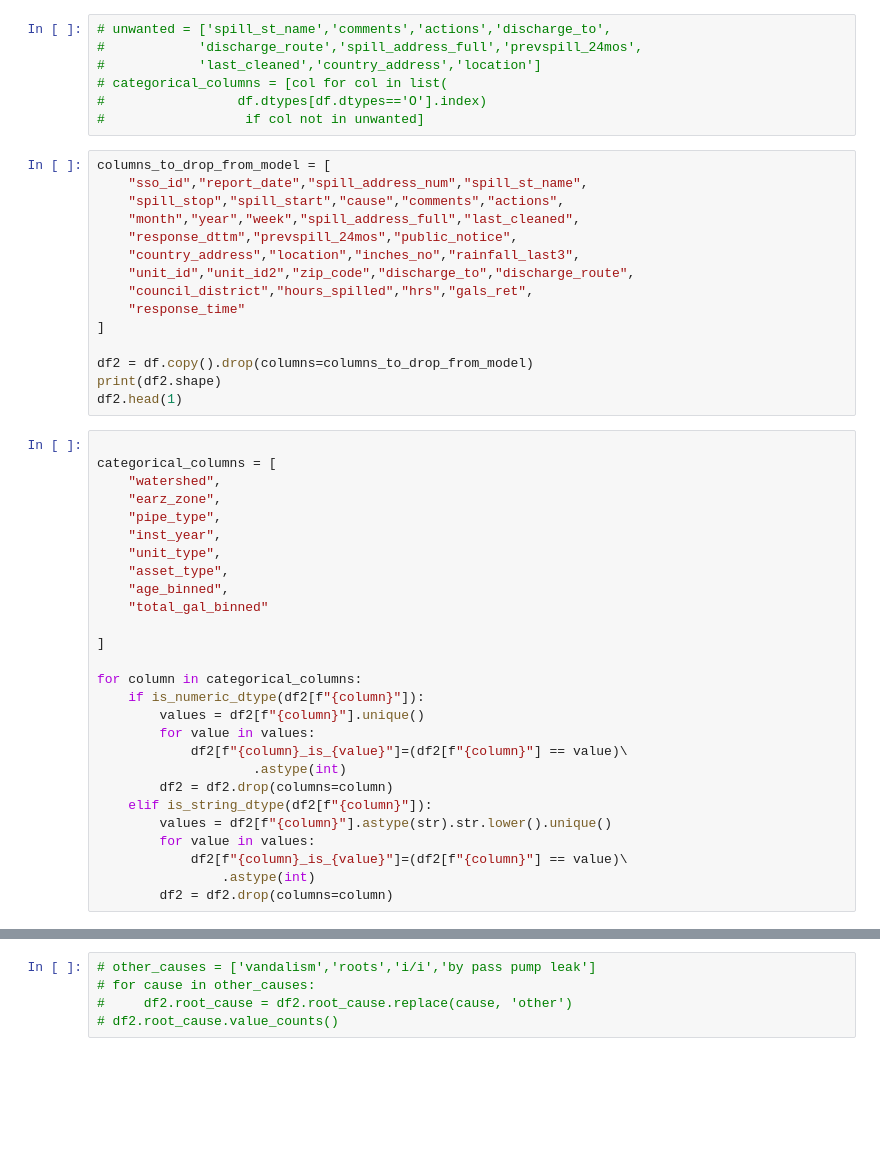
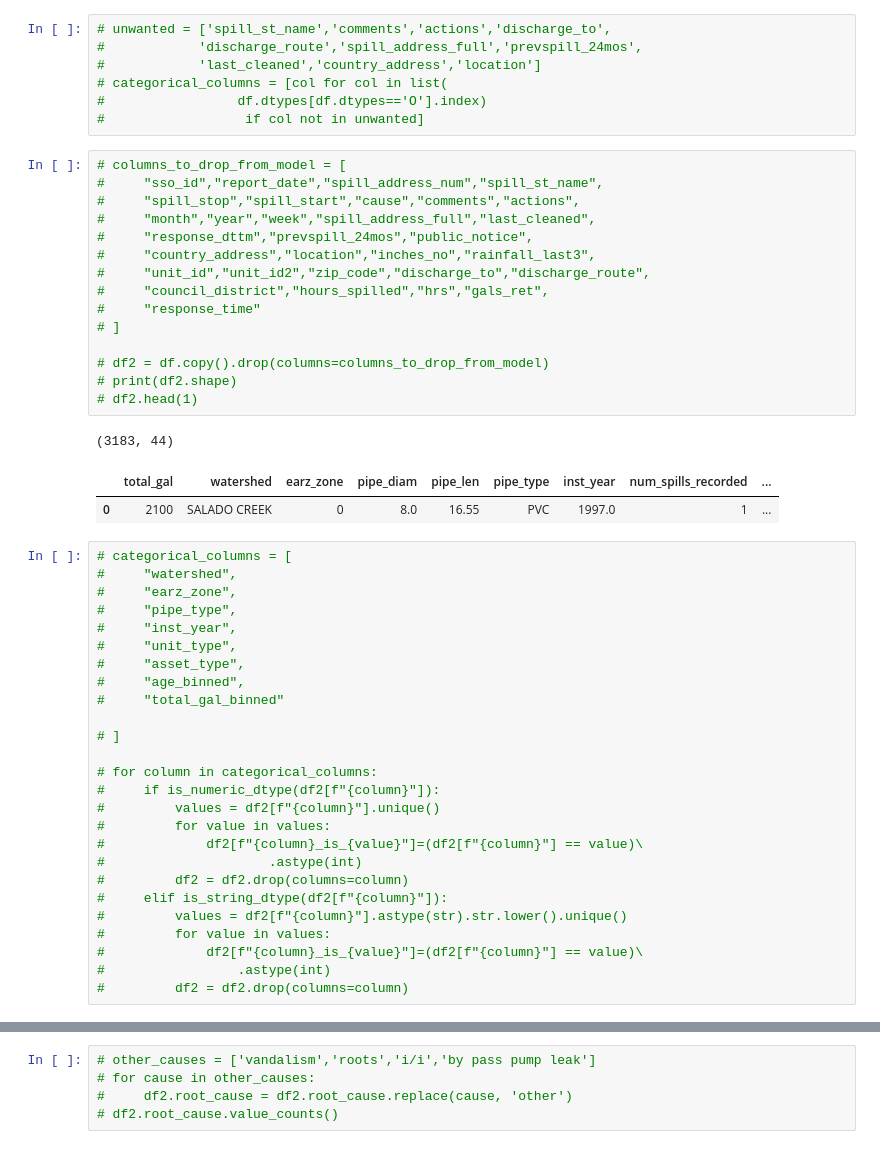
Before and after one commit to we-came-we-SAWS-we-conquered/saws-capstone-project, a Jupyter notebook: cameron_repo/Cameron_notebook.ipynb, the cells around one changed output, grey strips where cells are left out. Drawn from its saved outputs; the diff is of its cells as text; blank space fills up the shorter version.

```diff
--- a/cameron_repo/Cameron_notebook.ipynb
+++ b/cameron_repo/Cameron_notebook.ipynb
@@ -419,46 +751,49 @@ list(df.columns)
 #                 df.dtypes[df.dtypes=='O'].index)
 #                  if col not in unwanted]
 # %%
-columns_to_drop_from_model = [
-    "sso_id","report_date","spill_address_num","spill_st_name",
-    "spill_stop","spill_start","cause","comments","actions",
-    "month","year","week","spill_address_full","last_cleaned",
-    "response_dttm","prevspill_24mos","public_notice",
-    "country_address","location","inches_no","rainfall_last3",
-    "unit_id","unit_id2","zip_code","discharge_to","discharge_route",
-    "council_district","hours_spilled","hrs","gals_ret",
-    "response_time"
-]
+# columns_to_drop_from_model = [
+#     "sso_id","report_date","spill_address_num","spill_st_name",
+#     "spill_stop","spill_start","cause","comments","actions",
+#     "month","year","week","spill_address_full","last_cleaned",
+#     "response_dttm","prevspill_24mos","public_notice",
+#     "country_address","location","inches_no","rainfall_last3",
+#     "unit_id","unit_id2","zip_code","discharge_to","discharge_route",
+#     "council_district","hours_spilled","hrs","gals_ret",
+#     "response_time"
+# ]
 
-df2 = df.copy().drop(columns=columns_to_drop_from_model)
-print(df2.shape)
-df2.head(1)
+# df2 = df.copy().drop(columns=columns_to_drop_from_model)
+# print(df2.shape)
+# df2.head(1)
+# %% [output]
+(3183, 44)
+|  | total_gal | watershed | earz_zone | pipe_diam | pipe_len | pipe_type | inst_year | num_spills_recorded | ... |
+| 0 | 2100 | SALADO CREEK | 0 | 8.0 | 16.55 | PVC | 1997.0 | 1 | ... |
 # %%
+# categorical_columns = [
+#     "watershed",
+#     "earz_zone",
+#     "pipe_type",
+#     "inst_year",
+#     "unit_type",
+#     "asset_type",
+#     "age_binned",
+#     "total_gal_binned"
 
-categorical_columns = [
-    "watershed",
-    "earz_zone",
-    "pipe_type",
-    "inst_year",
-    "unit_type",
-    "asset_type",
-    "age_binned",
-    "total_gal_binned"
+# ]
 
-]
-
-for column in categorical_columns:
-    if is_numeric_dtype(df2[f"{column}"]):
-        values = df2[f"{column}"].unique()
-        for value in values:
-            df2[f"{column}_is_{value}"]=(df2[f"{column}"] == value)\
-                    .astype(int)
-        df2 = df2.drop(columns=column)
-    elif is_string_dtype(df2[f"{column}"]):
-        values = df2[f"{column}"].astype(str).str.lower().unique()
-        for value in values:
-            df2[f"{column}_is_{value}"]=(df2[f"{column}"] == value)\
-                .astype(int)
-        df2 = df2.drop(columns=column)
+# for column in categorical_columns:
+#     if is_numeric_dtype(df2[f"{column}"]):
+#         values = df2[f"{column}"].unique()
+#         for value in values:
+#             df2[f"{column}_is_{value}"]=(df2[f"{column}"] == value)\
+#                     .astype(int)
+#         df2 = df2.drop(columns=column)
+#     elif is_string_dtype(df2[f"{column}"]):
+#         values = df2[f"{column}"].astype(str).str.lower().unique()
+#         for value in values:
+#             df2[f"{column}_is_{value}"]=(df2[f"{column}"] == value)\
+#                 .astype(int)
+#         df2 = df2.drop(columns=column)
 # %%
 df2.head(1)
```
Also changed, not shown: parts of 85 cells of this notebook, 3 other files.
